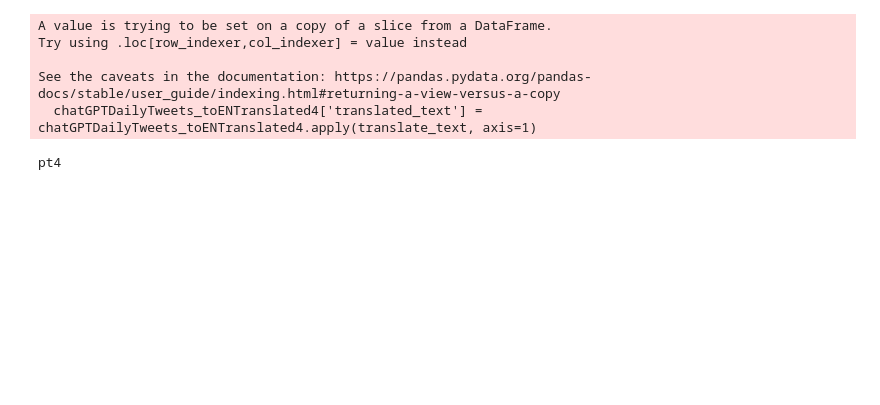
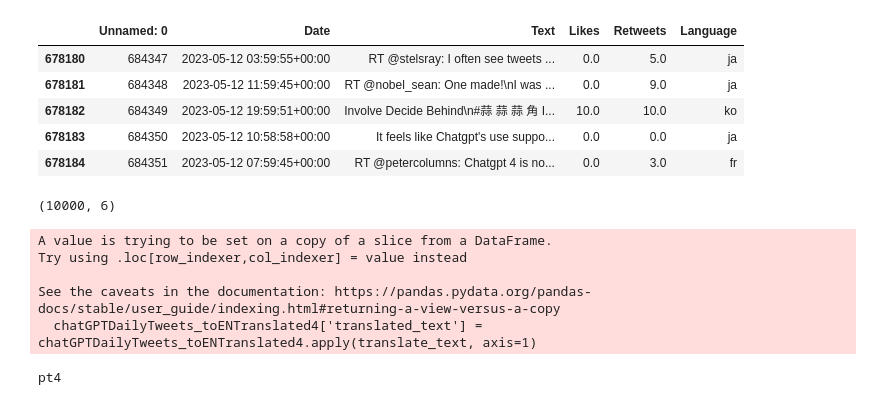
Before and after one commit to lorenzo-cm/tpICD, a Jupyter notebook: src/translation/translatingDatabases2.ipynb, the cells around one changed output. Saved outputs shown, nothing was run; the diff lists cells and outputs as text; code cells hidden in the pictures; blank space fills up the shorter version.

```diff
--- a/src/translation/translatingDatabases2.ipynb
+++ b/src/translation/translatingDatabases2.ipynb
@@ -14,0 +51,2 @@ def translate_text(row):
+# %%
+x['Text'] = x.apply(translate_text, axis=1)
@@ -14,0 +69,14 @@ def translate_text(row):
+# %%
+x
+# %% [output]
+|  | Unnamed: 0 | Date | Text | Likes | Retweets | Language |
+| 678180 | 684347 | 2023-05-12 03:59:55+00:00 | RT @stelsray: I often see tweets ... | 0.0 | 5.0 | ja |
+| 678181 | 684348 | 2023-05-12 11:59:45+00:00 | RT @nobel_sean: One made!\nI was ... | 0.0 | 9.0 | ja |
+| 678182 | 684349 | 2023-05-12 19:59:51+00:00 | Involve Decide Behind\n#蒜 蒜 蒜 角 I... | 10.0 | 10.0 | ko |
+| 678183 | 684350 | 2023-05-12 10:58:58+00:00 | It feels like Chatgpt's use suppo... | 0.0 | 0.0 | ja |
+| 678184 | 684351 | 2023-05-12 07:59:45+00:00 | RT @petercolumns: Chatgpt 4 is no... | 0.0 | 3.0 | fr |
+# %%
+dfNotEn1 = dfNotEn[0:10000]
+dfNotEn1.shape
+# %% [output]
+(10000, 6)
```
Also changed, not shown: parts of 7 cells of this notebook, 2 other files.
